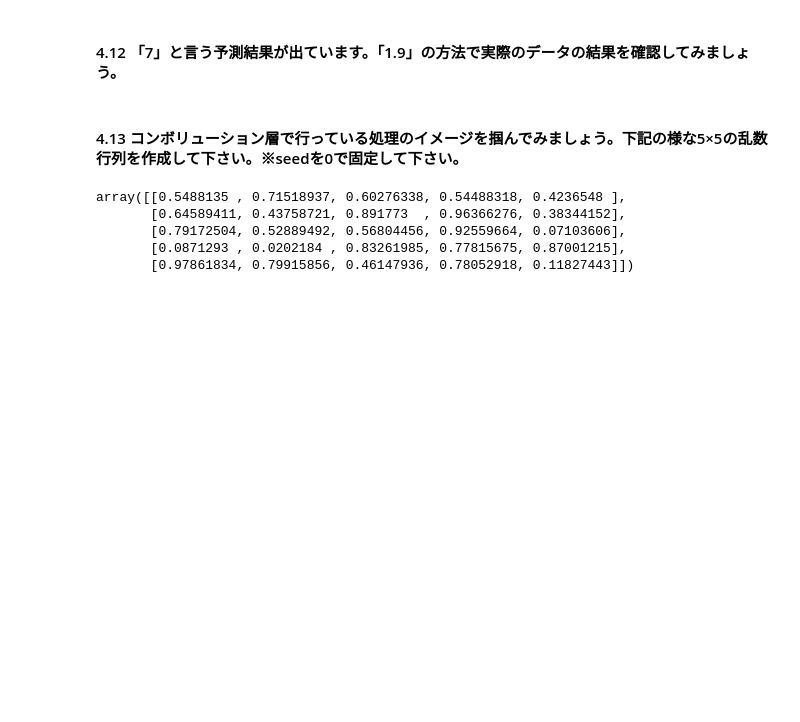
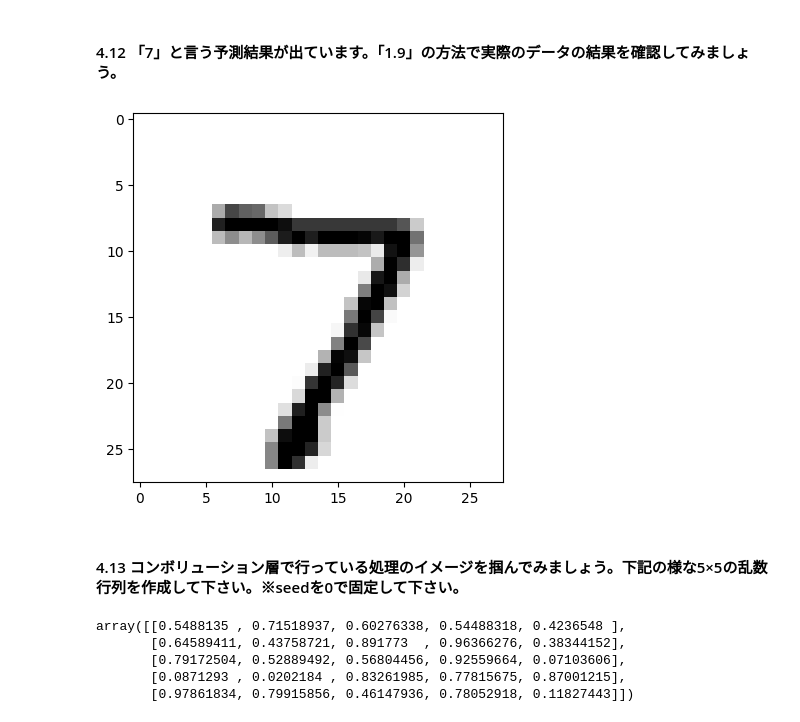
Before and after one commit to s-tak0812/python_train, a Jupyter notebook: neural_network_editor.ipynb, the cells around one changed output. Drawn from its saved outputs; the diff is of its cells as text; code cells hidden in the pictures; blank space fills up the shorter version.

```diff
--- a/neural_network_editor.ipynb
+++ b/neural_network_editor.ipynb
@@ -371,2 +378,7 @@ accuracy: 0.9118000268936157
 # %% [markdown]
 #### 4.2 CNNの入力は画像の形式のまま扱う必要があります。X_trainとX_testの形状を画像の形式に変更して下さい。
+# %%
+X_train = X_train.reshape((60000, 28, 28, 1))
+X_test = X_test.reshape((10000, 28, 28, 1))
+print("X_train:",X_train.shape)
+print("X_test:",X_test.shape)
@@ -391,5 +567,11 @@ accuracy: 0.9118000268936157
 # %% [markdown]
 #### 4.12 「7」と言う予測結果が出ています。「1.9」の方法で実際のデータの結果を確認してみましょう。
+# %%
+digit = X_test[0].reshape(28,28)
+plt.imshow(digit,cmap=plt.cm.binary)
+plt.show()
+# %% [output]
+[figure, added]
 # %% [markdown]
 #### 4.13 コンボリューション層で行っている処理のイメージを掴んでみましょう。下記の様な5×5の乱数行列を作成して下さい。※seedを0で固定して下さい。
 # %%
```
Also changed, not shown: parts of 35 cells of this notebook.
